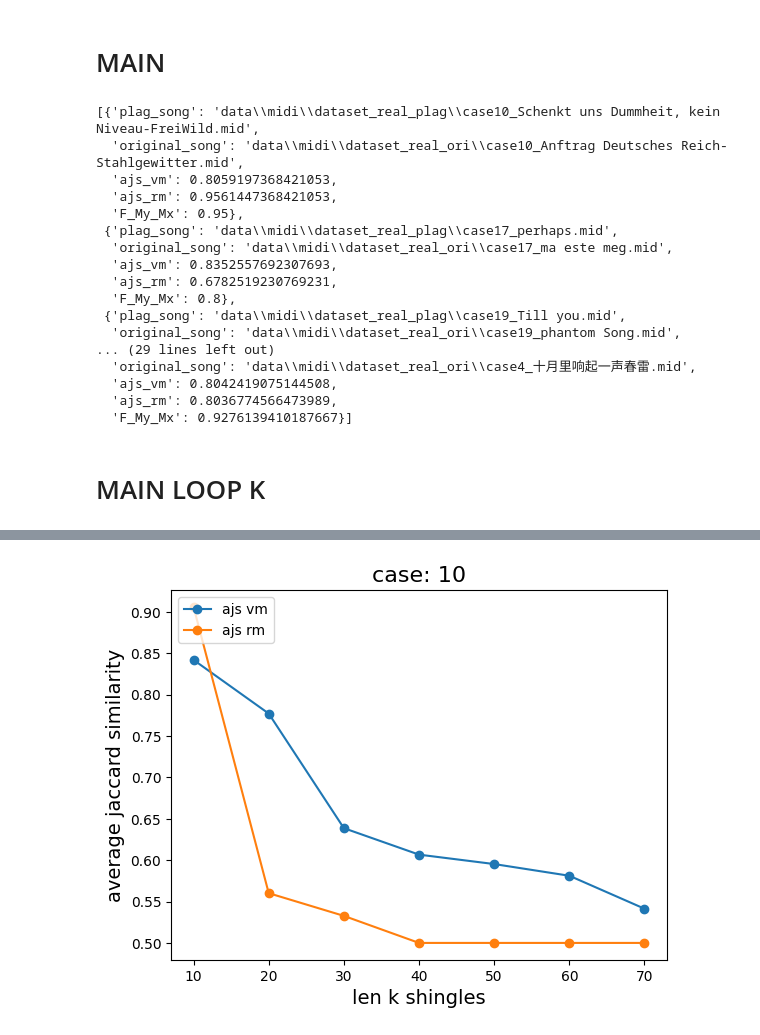
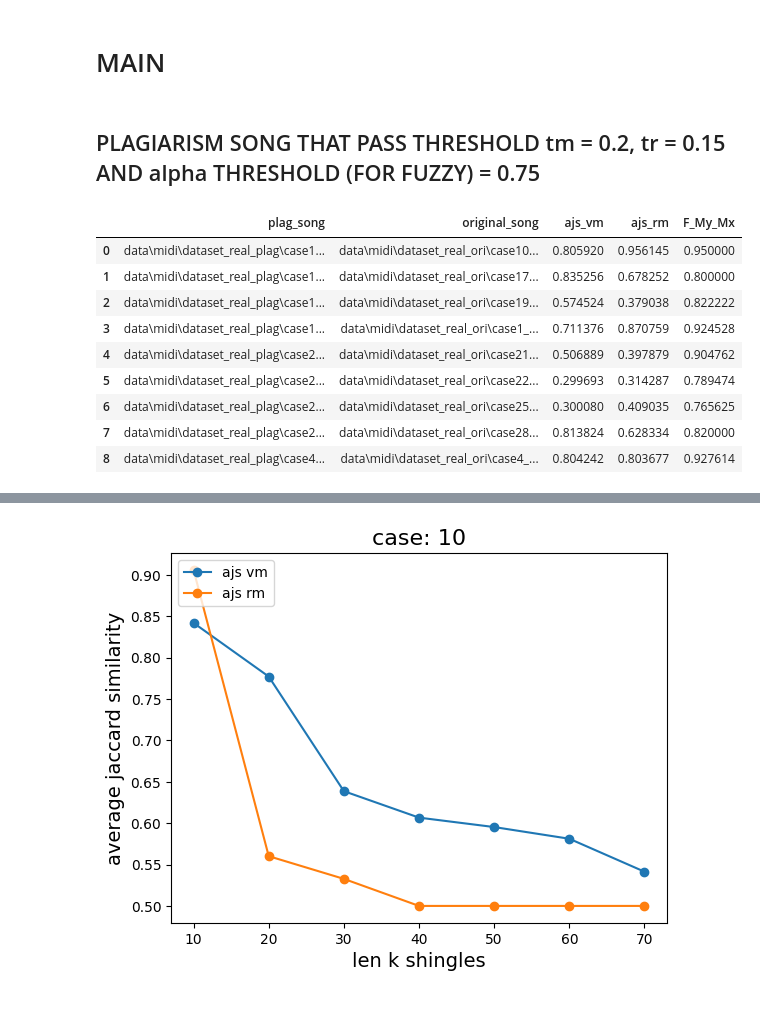
Before and after one commit to Mariodraghidicomodo/Project-Mining-detection-of-music-plagiarism, a Jupyter notebook: final.ipynb, the cells around one changed output, grey strips where cells are left out. Cells and saved outputs as stored; diff of their text form; code cells hidden in the pictures; blank space fills up the shorter version.

```diff
--- a/final.ipynb
+++ b/final.ipynb
@@ -413,25 +425,19 @@ final = []
 for i in list_threshold:
     if i["F_My_Mx"] >= alpha:
         final.append(i)
-# %%
-final
-# %% [output]
-[{'plag_song': 'data\\midi\\dataset_real_plag\\case10_Schenkt uns Dummheit, kein Niveau-FreiWild.mid',
-  'original_song': 'data\\midi\\dataset_real_ori\\case10_Anftrag Deutsches Reich-Stahlgewitter.mid',
-  'ajs_vm': 0.8059197368421053,
-  'ajs_rm': 0.9561447368421053,
-  'F_My_Mx': 0.95},
- {'plag_song': 'data\\midi\\dataset_real_plag\\case17_perhaps.mid',
-  'original_song': 'data\\midi\\dataset_real_ori\\case17_ma este meg.mid',
-  'ajs_vm': 0.8352557692307693,
-  'ajs_rm': 0.6782519230769231,
-  'F_My_Mx': 0.8},
- {'plag_song': 'data\\midi\\dataset_real_plag\\case19_Till you.mid',
-  'original_song': 'data\\midi\\dataset_real_ori\\case19_phantom Song.mid',
-... (29 lines left out)
-  'original_song': 'data\\midi\\dataset_real_ori\\case4_十月里响起一声春雷.mid',
-  'ajs_vm': 0.8042419075144508,
-  'ajs_rm': 0.8036774566473989,
-  'F_My_Mx': 0.9276139410187667}]
-# %% [markdown]
-# MAIN LOOP K
+# %% [markdown]
+## PLAGIARISM SONG THAT PASS THRESHOLD tm = 0.2, tr = 0.15 AND alpha THRESHOLD (FOR FUZZY) = 0.75
+# %%
+df_final_main = pd.DataFrame(final)
+df_final_main
+# %% [output]
+|  | plag_song | original_song | ajs_vm | ajs_rm | F_My_Mx |
+| 0 | data\midi\dataset_real_plag\case1... | data\midi\dataset_real_ori\case10... | 0.805920 | 0.956145 | 0.950000 |
+| 1 | data\midi\dataset_real_plag\case1... | data\midi\dataset_real_ori\case17... | 0.835256 | 0.678252 | 0.800000 |
+| 2 | data\midi\dataset_real_plag\case1... | data\midi\dataset_real_ori\case19... | 0.574524 | 0.379038 | 0.822222 |
+| 3 | data\midi\dataset_real_plag\case1... | data\midi\dataset_real_ori\case1_... | 0.711376 | 0.870759 | 0.924528 |
+| 4 | data\midi\dataset_real_plag\case2... | data\midi\dataset_real_ori\case21... | 0.506889 | 0.397879 | 0.904762 |
+| 5 | data\midi\dataset_real_plag\case2... | data\midi\dataset_real_ori\case22... | 0.299693 | 0.314287 | 0.789474 |
+| 6 | data\midi\dataset_real_plag\case2... | data\midi\dataset_real_ori\case25... | 0.300080 | 0.409035 | 0.765625 |
+| 7 | data\midi\dataset_real_plag\case2... | data\midi\dataset_real_ori\case28... | 0.813824 | 0.628334 | 0.820000 |
+| 8 | data\midi\dataset_real_plag\case4... | data\midi\dataset_real_ori\case4_... | 0.804242 | 0.803677 | 0.927614 |
```
Also changed, not shown: parts of 17 cells of this notebook, 1 other file.
